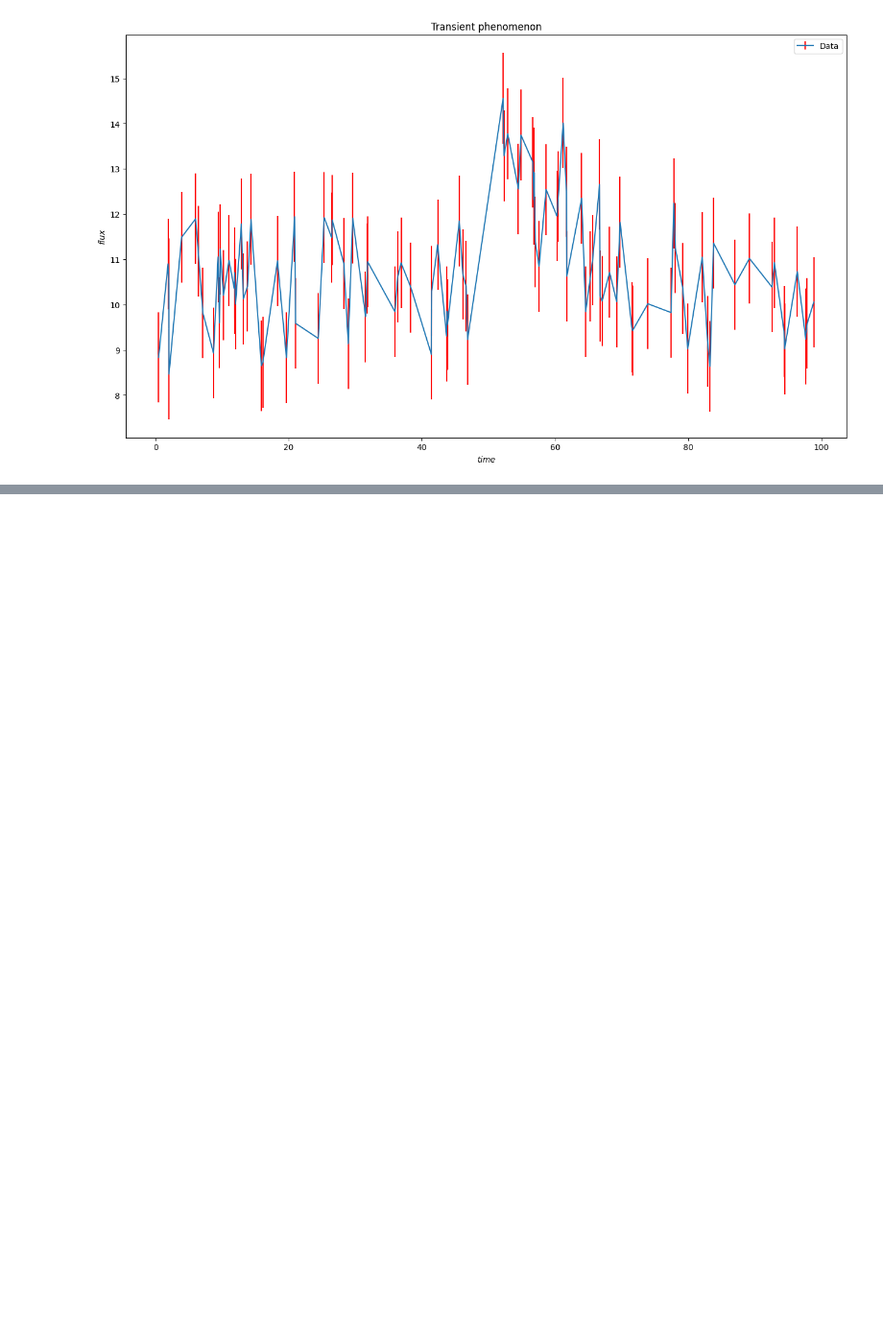
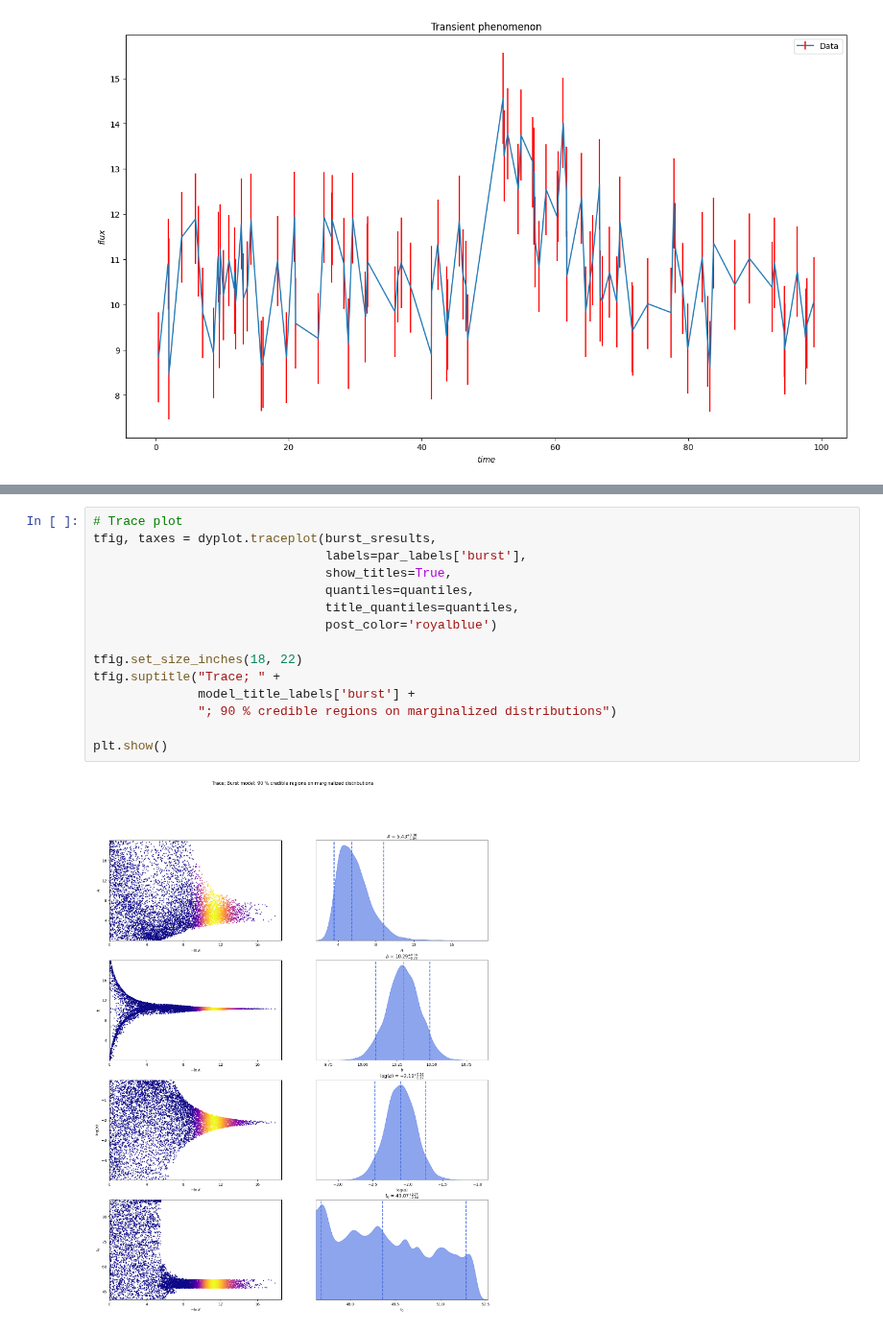
Before and after one commit to F3Solid/astrostatistics_bicocca_2024_exercises, a Jupyter notebook: L12/transient_universe.ipynb, the cells around one changed output, grey strips where cells are left out. Shown at 96% size. Saved outputs shown, nothing was run; the diff lists cells and outputs as text; blank space fills up the shorter version.

```diff
--- a/L12/transient_universe.ipynb
+++ b/L12/transient_universe.ipynb
@@ -325,0 +241,17 @@ plt.show()
+# %%
+# Trace plot
+tfig, taxes = dyplot.traceplot(burst_sresults,
+                               labels=par_labels['burst'],
+                               show_titles=True,
+                               quantiles=quantiles,
+                               title_quantiles=quantiles,
+                               post_color='royalblue')
+
+tfig.set_size_inches(18, 22)
+tfig.suptitle("Trace; " +
+              model_title_labels['burst'] +
+              "; 90 % credible regions on marginalized distributions")
+
+plt.show()
+# %% [output]
+[figure, added]
```
Also changed, not shown: parts of 48 cells of this notebook.
